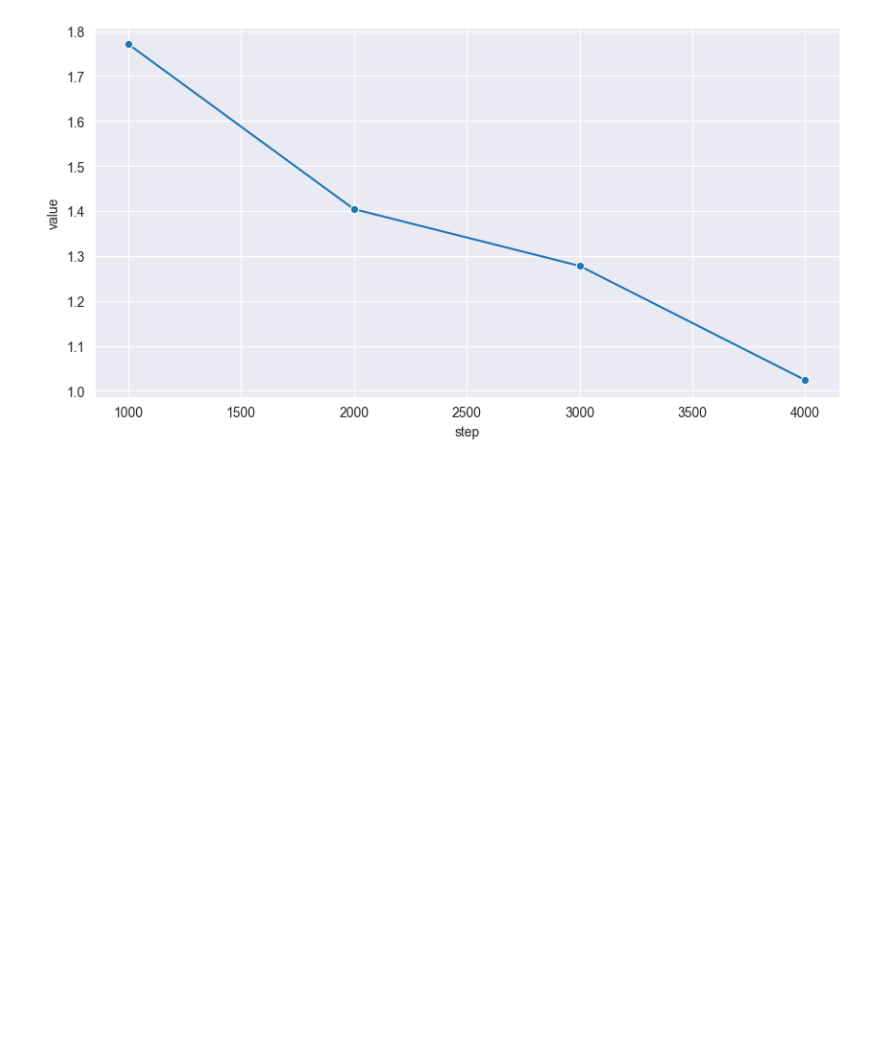
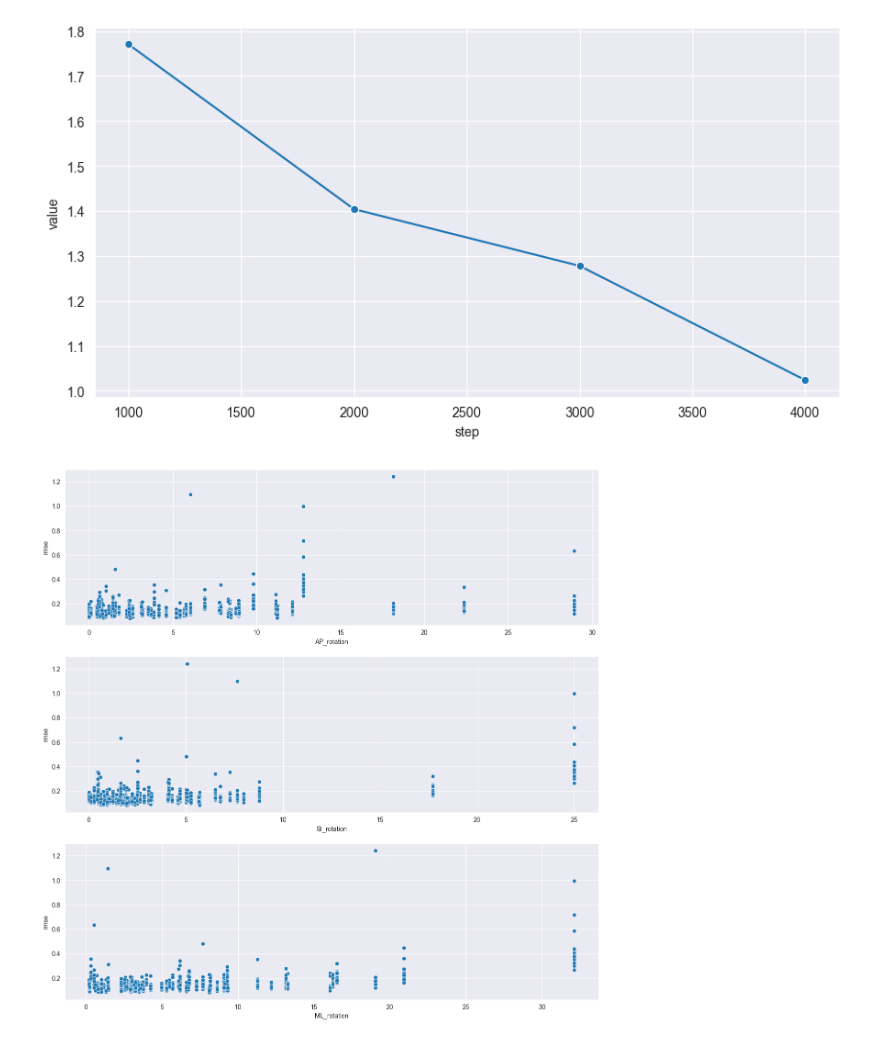
Before and after one commit to AllenInstitute/deep_ccf_registration, a Jupyter notebook: scripts/performance.ipynb, the cells around one changed output. Cells and saved outputs as stored; diff of their text form; code cells hidden in the pictures; blank space fills up the shorter version.

```diff
--- a/scripts/performance.ipynb
+++ b/scripts/performance.ipynb
@@ -17,3 +17,27 @@ sns.lineplot(val_rmse, x='step', y='value', marker='o')
 # %% [output]
 <Axes: xlabel='step', ylabel='value'>
 [figure]
+# %%
+import pandas as pd
+import matplotlib.pyplot as plt
+import seaborn as sns
+
+val = pd.read_csv('~/Downloads/tmpjs7xlh5z.csv')
+rotation_angles = pd.read_csv('~/smartspim-registration/rotation_angles.csv')
+
+val = val.merge(rotation_angles, on='subject_id')
+
+fig, ax = plt.subplots(nrows=3, ncols=1, figsize=(15, 15))
+sns.scatterplot(val, x=val['AP_rotation'].abs(), y='rmse', ax=ax[0])
+sns.scatterplot(val, x=val['SI_rotation'].abs(), y='rmse', ax=ax[1])
+sns.scatterplot(val, x=val['ML_rotation'].abs(), y='rmse', ax=ax[2])
+plt.show()
+
+pd.DataFrame({
+    'AP_rotation_abs': val['AP_rotation'].abs(),
+    'SI_rotation_abs': val['SI_rotation'].abs(),
+    'ML_rotation_abs': val['ML_rotation'].abs(),
+    'rmse': val['rmse']
+}).to_csv('/tmp/val_rotation.csv', index=False)
+# %% [output]
+[figure, added]
```
Also changed, not shown: parts of 2 cells of this notebook, 3 other files.
